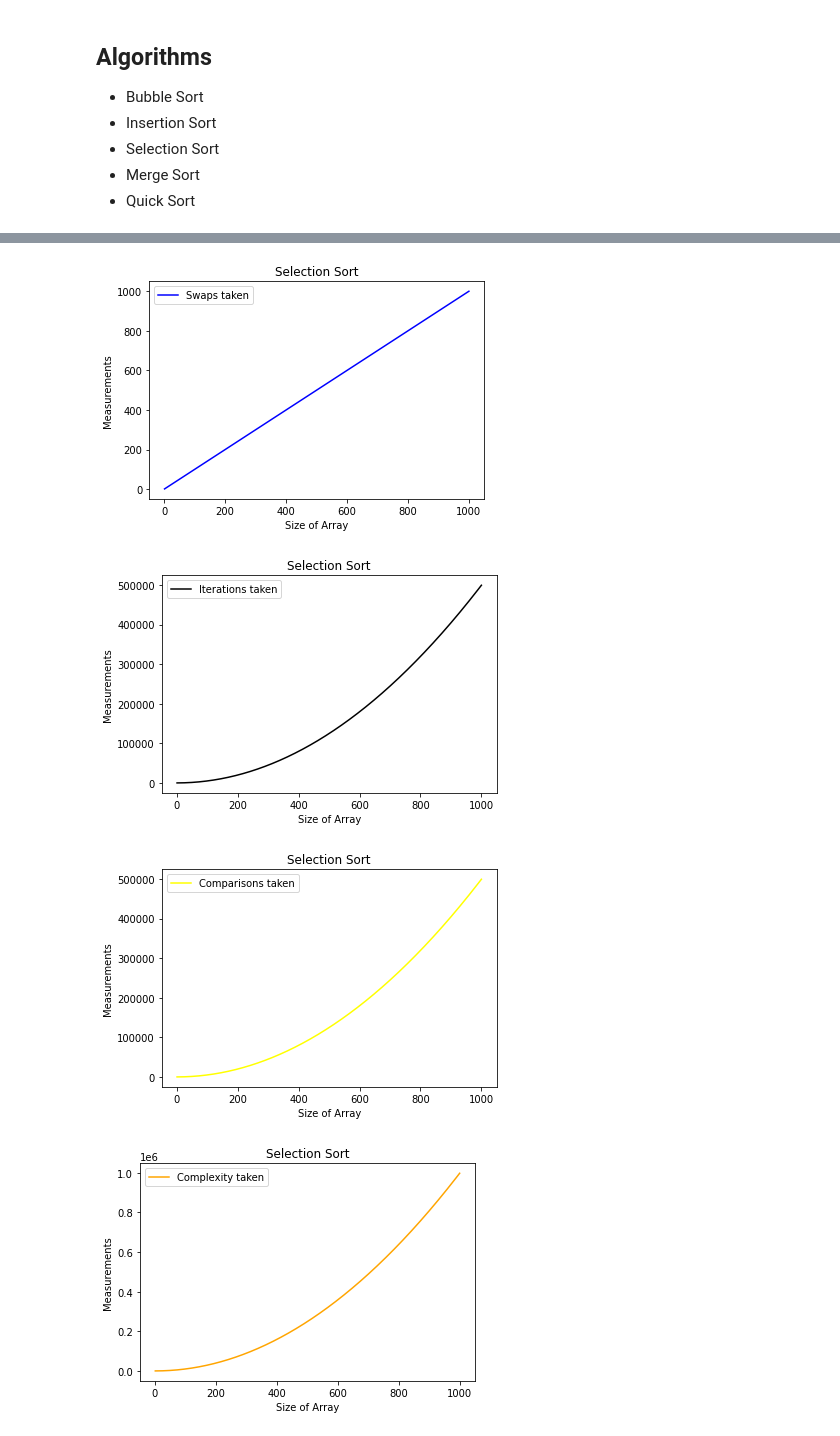
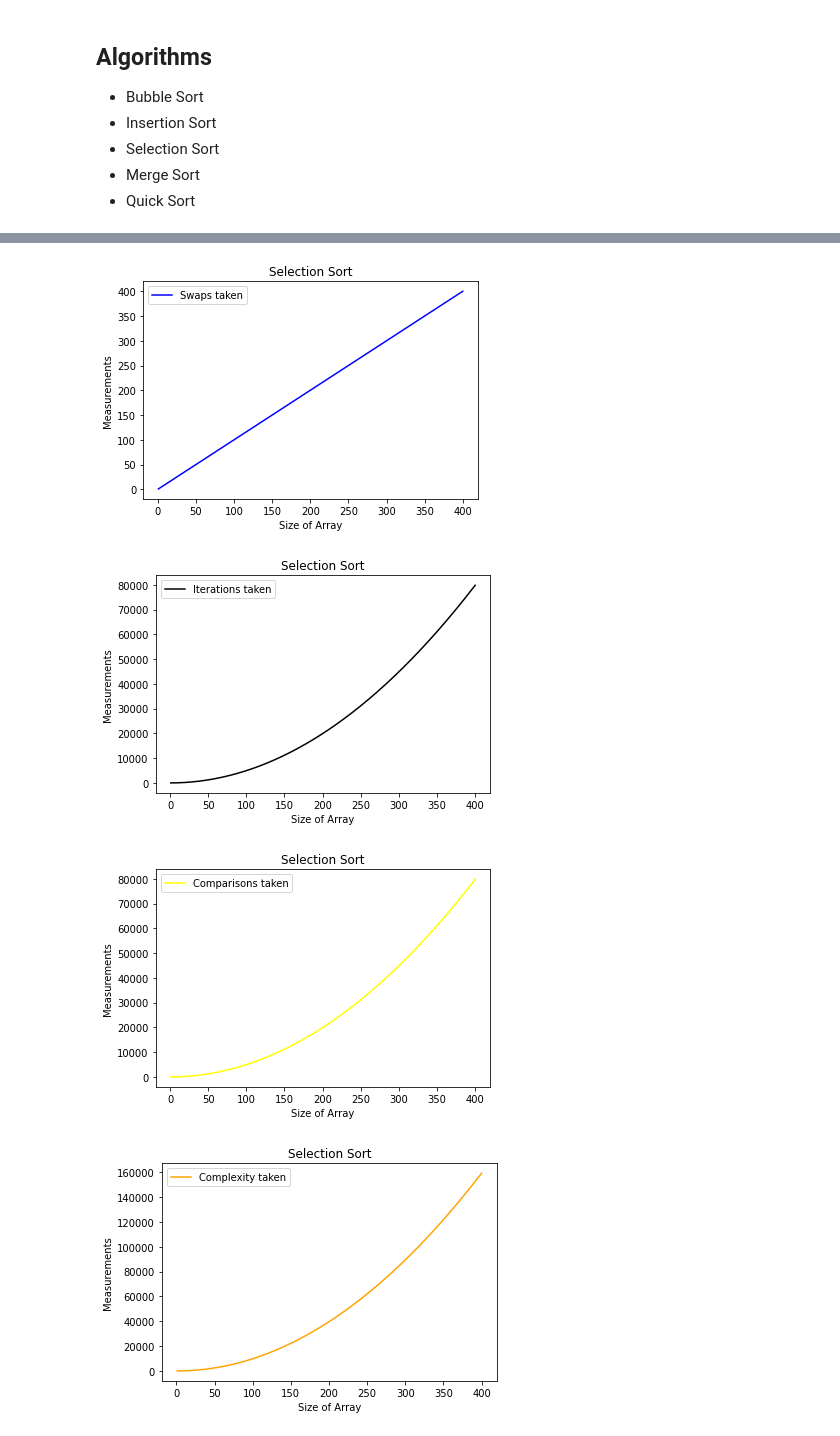
Before and after one commit to codizt/SortingAlgos, a Jupyter notebook: sorting_algorithms.ipynb, the cells around one changed output, grey strips where cells are left out. Saved outputs shown, nothing was run; the diff lists cells and outputs as text; code cells hidden in the pictures.

Commit message:
with final plots for 3 algs

```diff
--- a/sorting_algorithms.ipynb
+++ b/sorting_algorithms.ipynb
@@ -30,7 +30,7 @@ def genShuffledArrays(n):
 
     return suffledArrayCollection
 
-shuffledArrayCollection = genShuffledArrays(1000) # Array of shuffled arrays from size 1 - 100
+shuffledArrayCollection = genShuffledArrays(400) # Array of shuffled arrays from size 1 - 100
 # %%
 def timePlotter(title, times_taken):
   n = np.array(range(1,len(times_taken)+1))
@@ -171,5 +171,11 @@ def selectionSortWrappper():
     return times_taken, mems_taken, swaps_taken, iterations_taken, comparisons_taken, complexity
 # %%
 selectionSortResult = selectionSortWrappper()
+selectionSortTimes = selectionSortResult[0]
+selectionSortMems = selectionSortResult[1]
+selectionSortSwaps = selectionSortResult[2]
+selectionSortIterations = selectionSortResult[3]
+selectionSortComparisons = selectionSortResult[4]
+selectionSortComplexity = selectionSortResult[5]
 plotter("Selection Sort", selectionSortResult[0], selectionSortResult[1], selectionSortResult[2], selectionSortResult[3], selectionSortResult[4], selectionSortResult[5])
 # %% [output]
@@ -185,7 +191,7 @@ Comparisons:  120
-[figure, old version]
+[figure, new version]
-[figure, old version]
+[figure, new version]
-[figure, old version]
+[figure, new version]
-[figure, old version]
+[figure, new version]
 # %%
 def bubbleSort(unsortedList):
 
```
Also changed, not shown: parts of 6 cells of this notebook, 1 other file.
